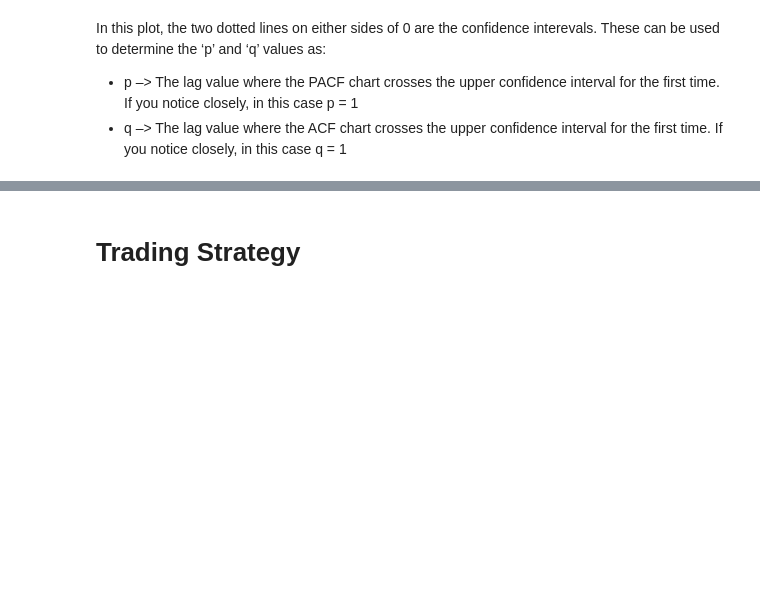
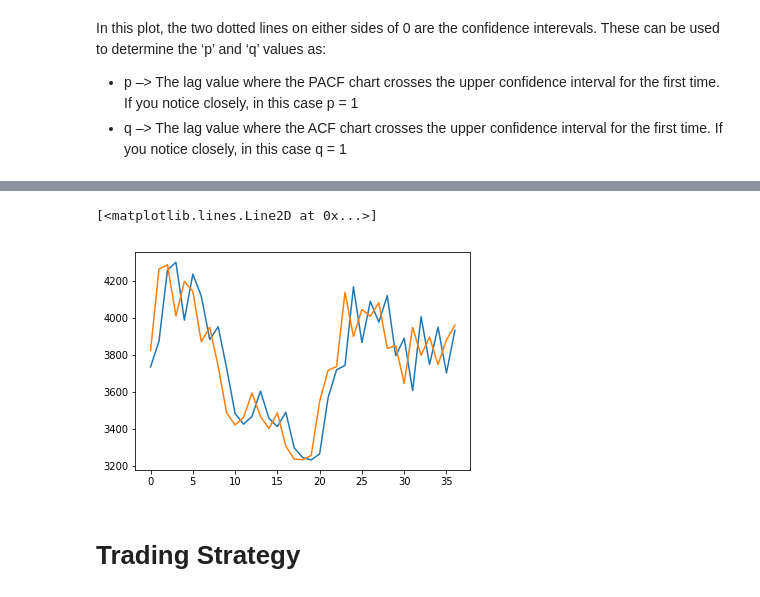
Before and after one commit to satwik2663/Time-Series-Analysis---Bitcoin-Trends, a Jupyter notebook: portfolio.ipynb, the cells around one changed output, grey strips where cells are left out. Drawn from its saved outputs; the diff is of its cells as text; code cells hidden in the pictures; blank space fills up the shorter version.

```diff
--- a/portfolio.ipynb
+++ b/portfolio.ipynb
@@ -307,3 +305,16 @@ In this plot, the two dotted lines on either sides of 0 are the confidence inter
-# %%
-model = ARIMA(bitcoin_dataset_adj_close_log, order = (1,1,0)) # p = 1, d = 1, q = 0
-model.fit(disp = -1)
+# %%
+size = int(len(bitcoin_dataset_adj_close) * 0.95)
+train, test = bitcoin_dataset_adj_close[0:size], bitcoin_dataset_adj_close[size:len(bitcoin_dataset_adj_close)]
+history = [x for x in train]
+predictions = list()
+for t in range(len(test)):
+    model = ARIMA(history, order=(1,1,1)) ## as shown above
+    model_fit = model.fit(disp=0)
+    output = model_fit.forecast()
+    yhat = output[0]
+    predictions.append(yhat)
+    obs = test[t]
+    history.append(obs)
+    print('predicted=%f, expected=%f' % (yhat, obs))
+error = mean_squared_error(test, predictions)
+print('Test MSE: %.3f' % error)
@@ -310,3 +339,11 @@ model.fit(disp = -1)
+# %%
+plt.plot(np.arange(0,37,1),predictions, label = 'predictions')
+plt.plot(np.arange(0,37,1),test, label = 'test')
+plt.legend()
+plt.show()
+# %% [output]
+[<matplotlib.lines.Line2D at 0x...>]
+[figure, added]
 # %% [markdown]
 # Trading Strategy
 # %% [markdown]
```
Also changed, not shown: parts of 2 cells of this notebook.
